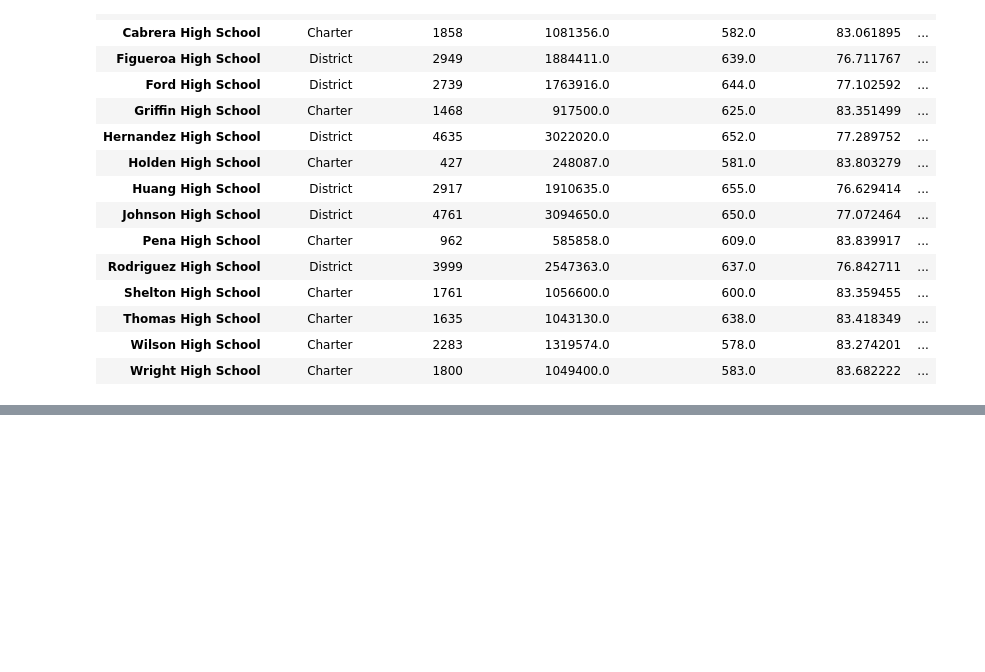
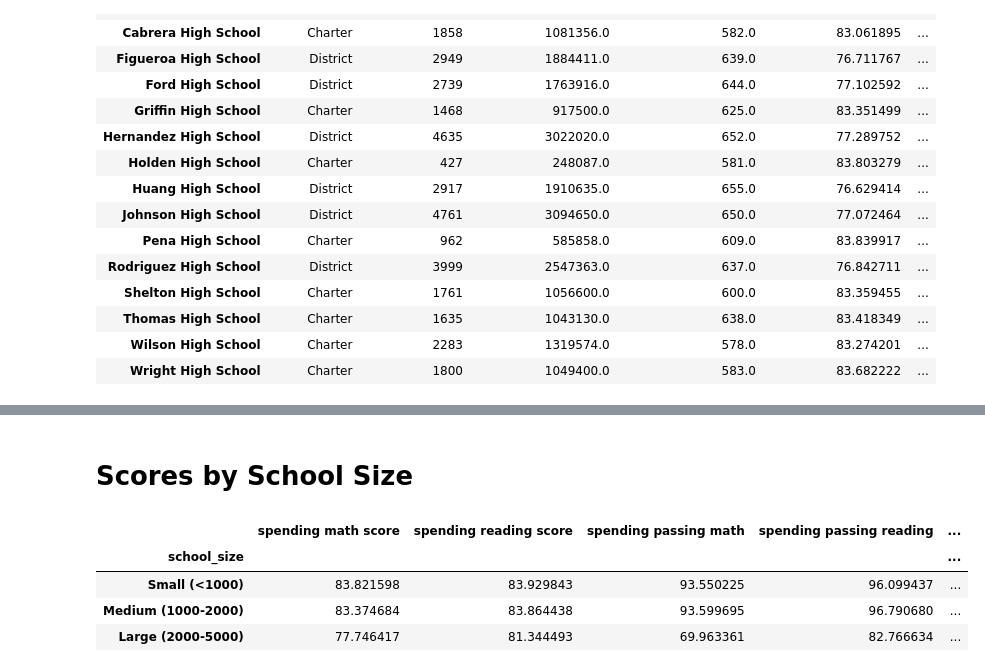
Before and after one commit to FNAGHAV/pandas-challenge, a Jupyter notebook: PyCitySchools/main.ipynb, the cells around one changed output, grey strips where cells are left out. Saved outputs shown, nothing was run; the diff lists cells and outputs as text; code cells hidden in the pictures; blank space fills up the shorter version.

```diff
--- a/PyCitySchools/main.ipynb
+++ b/PyCitySchools/main.ipynb
@@ -412,0 +496,36 @@ Per_School_summary
+# %% [markdown]
+# Scores by School Size
+# %%
+# Scores by School Size
+size_bins = [0, 1000, 2000, 5000]
+labels = ["Small (<1000)", "Medium (1000-2000)", "Large (2000-5000)"]
+
+# slice the data to the bins
+size_bin = pd.cut(Per_School_summary["Total students"],size_bins,labels=labels)
+# size_bin
+
+# add a new column called School Spending
+Per_School_summary["school_size"] = size_bin
+
+# calculate the averages
+spending_math_score = Per_School_summary.groupby ("school_size")["Average mathscore"].mean()
+spending_reading_score = Per_School_summary.groupby ("school_size")["Average readingscore"].mean()
+spending_passing_math = Per_School_summary.groupby ("school_size")["passing math percentage"].mean()
+spending_passing_reading = Per_School_summary.groupby ("school_size")["passing reading percentage"].mean()
+overal_passing_spending = Per_School_summary.groupby ("school_size")["overall passing percentage"].mean()
+
+# make a dataframe
+spending_summary = pd.DataFrame ({
+                    "spending math score": spending_math_score,
+                    "spending reading score": spending_reading_score,
+                    "spending passing math":spending_passing_math,
+                    "spending passing reading":spending_passing_reading,
+                    "overal passing spending":overal_passing_spending
+})
+spending_summary.head()
+# %% [output]
+|  | spending math score | spending reading score | spending passing math | spending passing reading | ... |
+| school_size |  |  |  |  | ... |
+| Small (<1000) | 83.821598 | 83.929843 | 93.550225 | 96.099437 | ... |
+| Medium (1000-2000) | 83.374684 | 83.864438 | 93.599695 | 96.790680 | ... |
+| Large (2000-5000) | 77.746417 | 81.344493 | 69.963361 | 82.766634 | ... |
```
Also changed, not shown: parts of 10 cells of this notebook.
